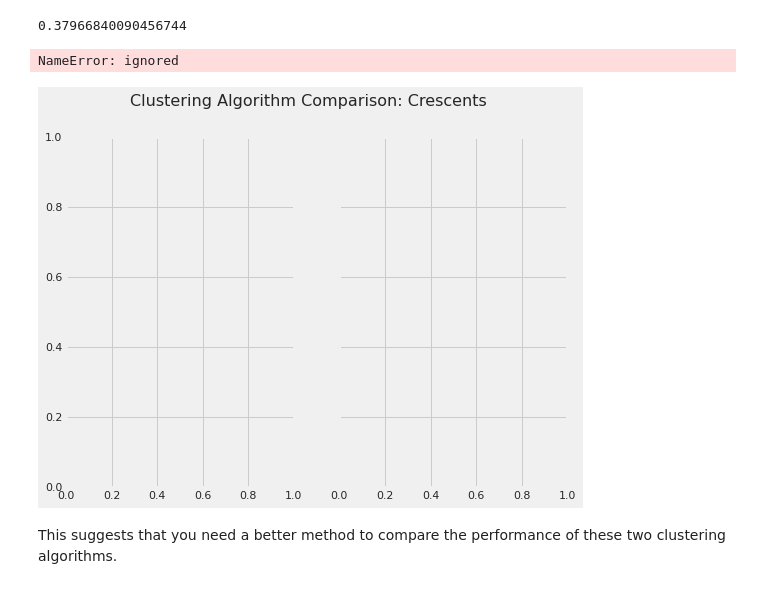
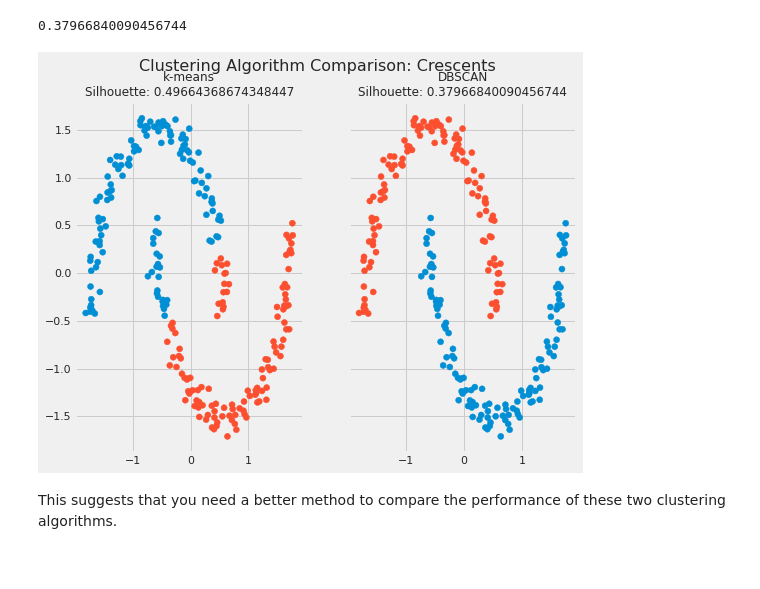
Before and after one commit to ICBI/AIMAHEAD_GU, a Jupyter notebook: Courses/ML_Concepts/Module_02_Introduction_to_Unsupervised_Learning/Module_02_Unsupervised_Learning_K_means_Clustering.ipynb, the cells around one changed output. Cells and saved outputs as stored; diff of their text form; code cells hidden in the pictures.

```diff
--- a/Courses/ML_Concepts/Module_02_Introduction_to_Unsupervised_Learning/Module_02_Unsupervised_Learning_K_means_Clustering.ipynb
+++ b/Courses/ML_Concepts/Module_02_Introduction_to_Unsupervised_Learning/Module_02_Unsupervised_Learning_K_means_Clustering.ipynb
@@ -404,30 +404,30 @@ dbscan_silhouette
 # %%
 # Plot the data and cluster silhouette comparison
 fig, (ax1, ax2) = plt.subplots(
     1, 2, figsize=(8, 6), sharex=True, sharey=True
 )
 fig.suptitle(f"Clustering Algorithm Comparison: Crescents", fontsize=16)
 fte_colors = {
     0: "#008fd5",
     1: "#fc4f30",
 }
 # The k-means plot
+scaled_features = X_scaled
 km_colors = [fte_colors[label] for label in kmeans.labels_]
 ax1.scatter(scaled_features[:, 0], scaled_features[:, 1], c=km_colors)
 ax1.set_title(
     f"k-means\nSilhouette: {kmeans_silhouette}", fontdict={"fontsize": 12}
 )
 
 # The dbscan plot
 db_colors = [fte_colors[label] for label in dbscan.labels_]
 ax2.scatter(scaled_features[:, 0], scaled_features[:, 1], c=db_colors)
 ax2.set_title(
     f"DBSCAN\nSilhouette: {dbscan_silhouette}", fontdict={"fontsize": 12}
 )
 plt.show()
 # %% [output]
-NameError: ignored
-[figure, old version]
+[figure, new version]
 # %% [markdown]
 This suggests that you need a better method to compare the performance of these two clustering algorithms.
 # %% [markdown]
```
Also changed, not shown: parts of 15 cells of this notebook.
